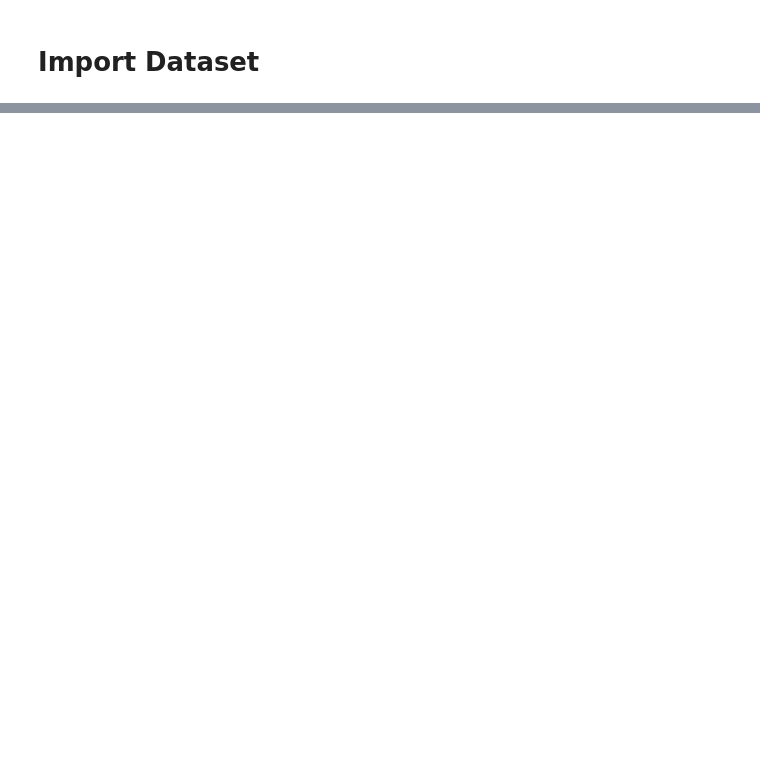
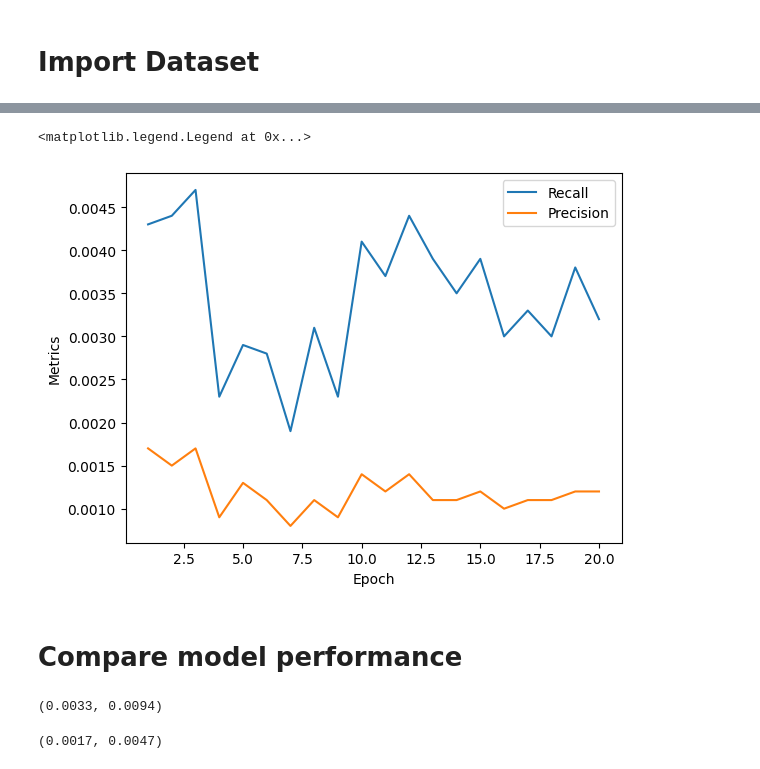
Before and after one commit to sugiyem/dsa4212, a Jupyter notebook: colab-filter/bipartite-graph/main.ipynb, the cells around one changed output, grey strips where cells are left out. Saved outputs shown, nothing was run; the diff lists cells and outputs as text; code cells hidden in the pictures; blank space fills up the shorter version.

```diff
--- a/colab-filter/bipartite-graph/main.ipynb
+++ b/colab-filter/bipartite-graph/main.ipynb
@@ -143,0 +216,19 @@ final_data.write.csv("preprocessed_songsDataset.csv")
+# %%
+plt.plot(epoch_list, ngcf_recall, label='Recall')
+plt.plot(epoch_list, ngcf_precision, label='Precision')
+plt.xlabel('Epoch')
+plt.ylabel('Metrics')
+plt.legend()
+# %% [output]
+<matplotlib.legend.Legend at 0x...>
+[figure, added]
+# %% [markdown]
+# Compare model performance
+# %%
+max(light_precision), max(light_recall)
+# %% [output]
+(0.0033, 0.0094)
+# %%
+max(ngcf_precision), max(ngcf_recall)
+# %% [output]
+(0.0017, 0.0047)
```
Also changed, not shown: parts of 52 cells of this notebook, 1 other file.
